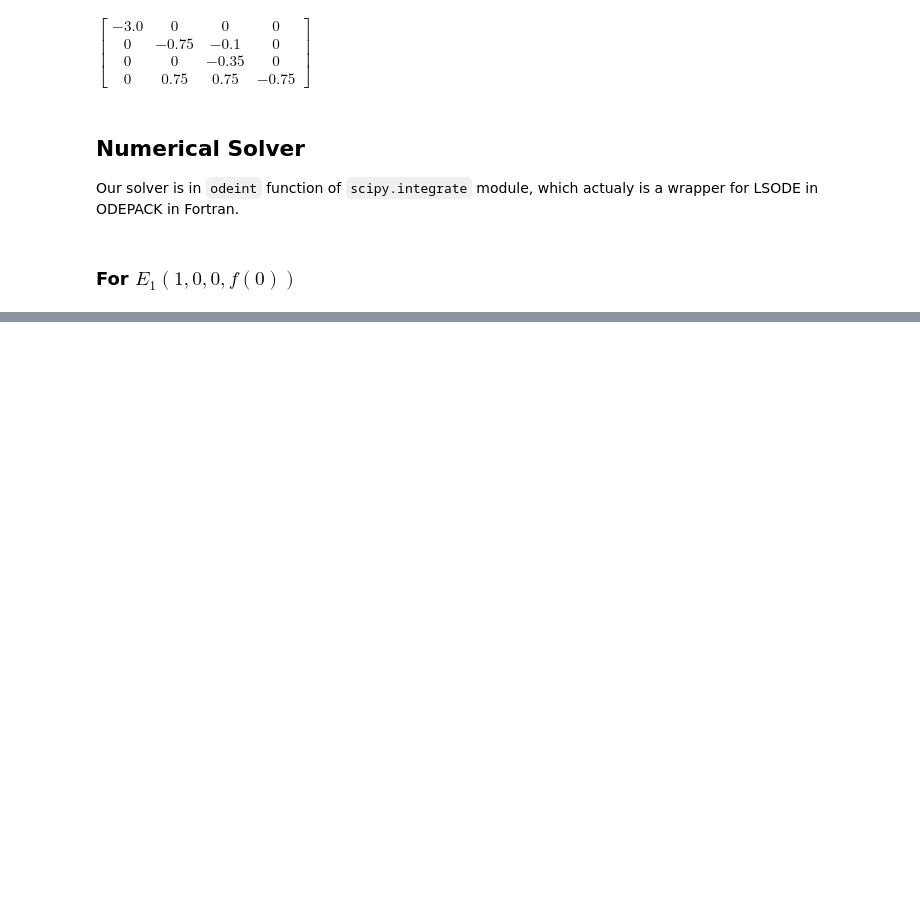
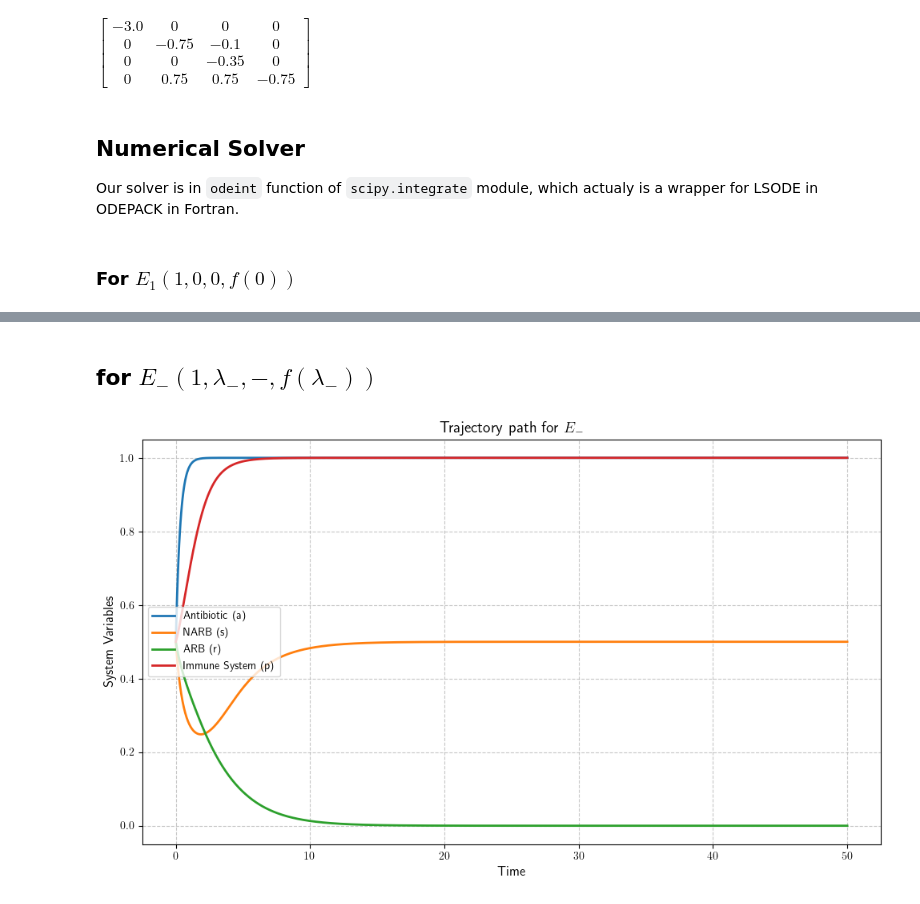
Before and after one commit to 3oop/bacterial-dynamics-project, a Jupyter notebook: Code/gut.ipynb, the cells around one changed output, grey strips where cells are left out. Cells and saved outputs as stored; diff of their text form; code cells hidden in the pictures; blank space fills up the shorter version.

```diff
--- a/Code/gut.ipynb
+++ b/Code/gut.ipynb
@@ -124,0 +119,14 @@ plot_solutions(sol, t, r"Trajectory path for $E_1(1,0,0,f(0))$")
+# %% [markdown]
+## for $E_-\left(1, \lambda_- , - , f(\lambda_-) \right)$
+# %%
+parset = (1,0.1, 1, 4, 1, 3)
+
+y0 = np.repeat(0.5, 4)
+
+t = np.linspace(0, 50, 1000)
+
+sol = odeint(evaluate_dyn, y0 , t, args=parset)
+
+plot_solutions(sol, t, "E_-", save=True)
+# %% [output]
+[figure, added]
```
Also changed, not shown: parts of 8 cells of this notebook.
